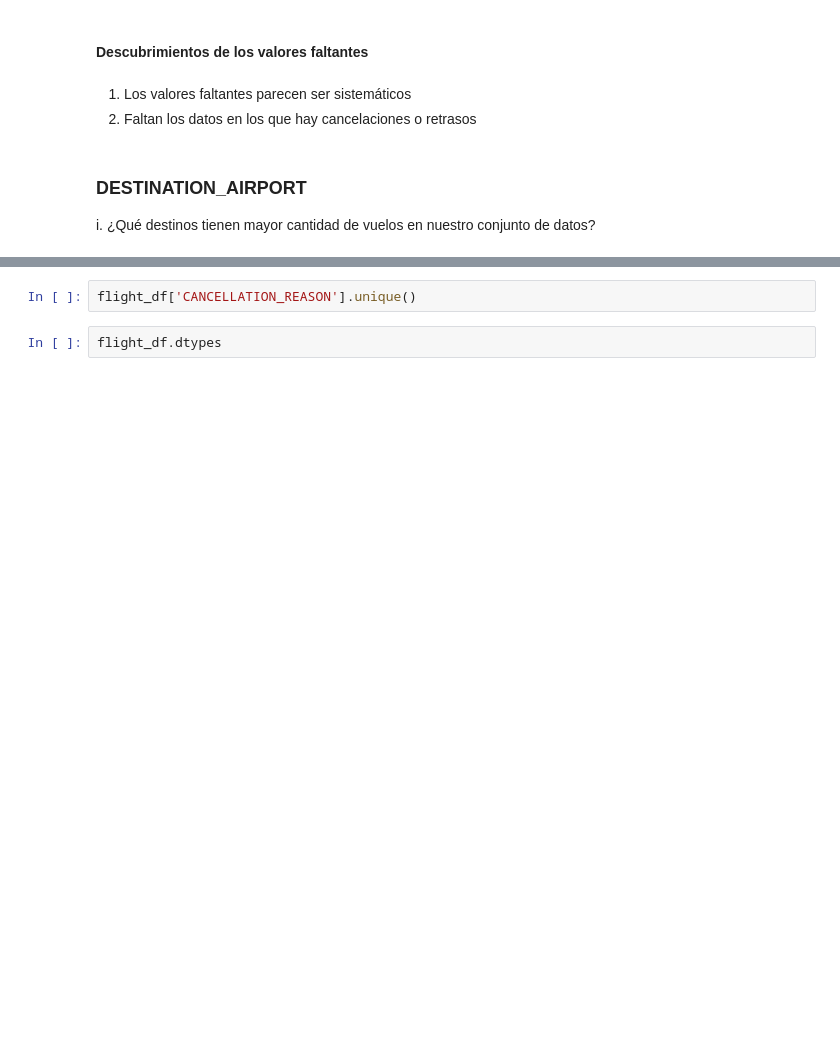
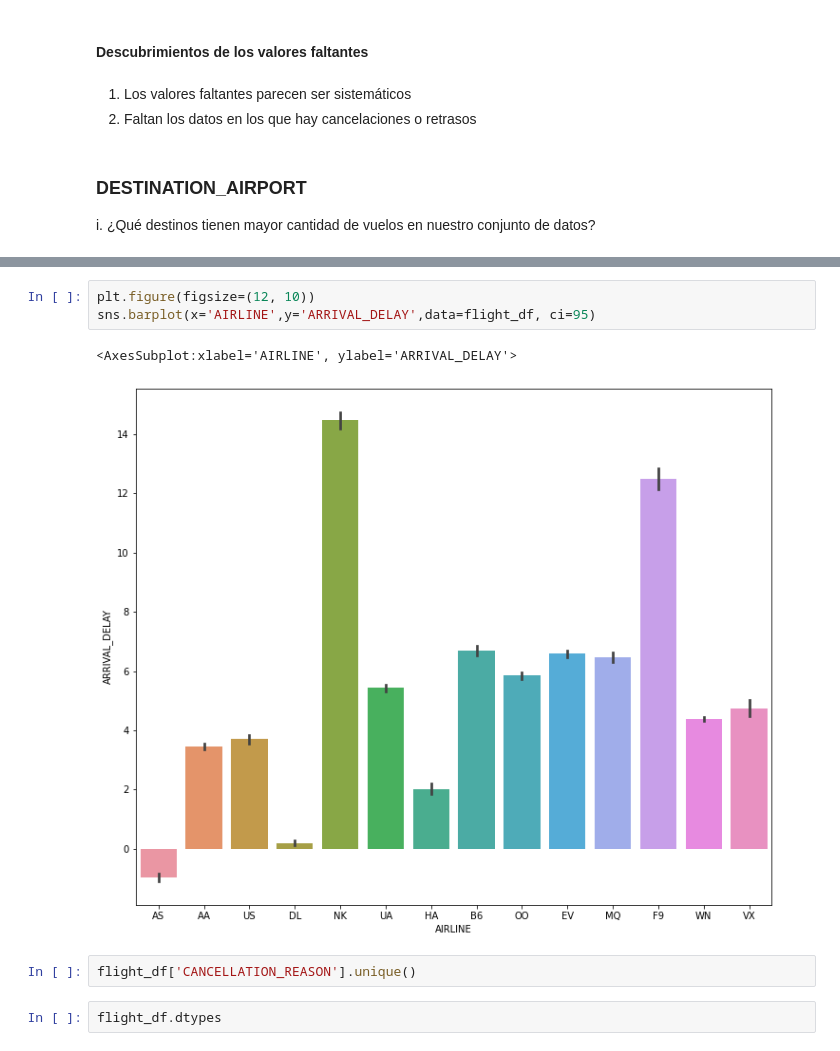
Before and after one commit to i0nathan/unaqds, a Jupyter notebook: flight_delay_prediction.ipynb, the cells around one changed output, grey strips where cells are left out. Cells and saved outputs as stored; diff of their text form; blank space fills up the shorter version.

```diff
--- a/flight_delay_prediction.ipynb
+++ b/flight_delay_prediction.ipynb
@@ -293,3 +365,9 @@ flight_df['DESTINATION_AIRPORT'].sum()
+# %%
+plt.figure(figsize=(12, 10))
+sns.barplot(x='AIRLINE',y='ARRIVAL_DELAY',data=flight_df, ci=95)
+# %% [output]
+<AxesSubplot:xlabel='AIRLINE', ylabel='ARRIVAL_DELAY'>
+[figure, added]
 # %%
 flight_df['CANCELLATION_REASON'].unique()
 # %%
```
Also changed, not shown: parts of 9 cells of this notebook, 4 other files.
